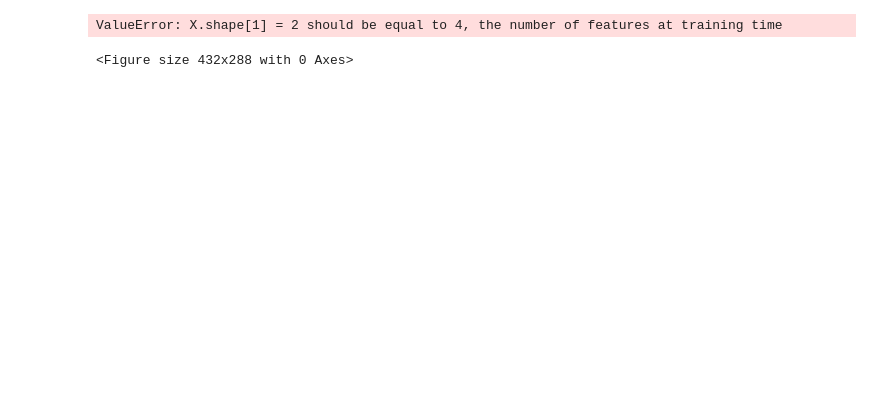
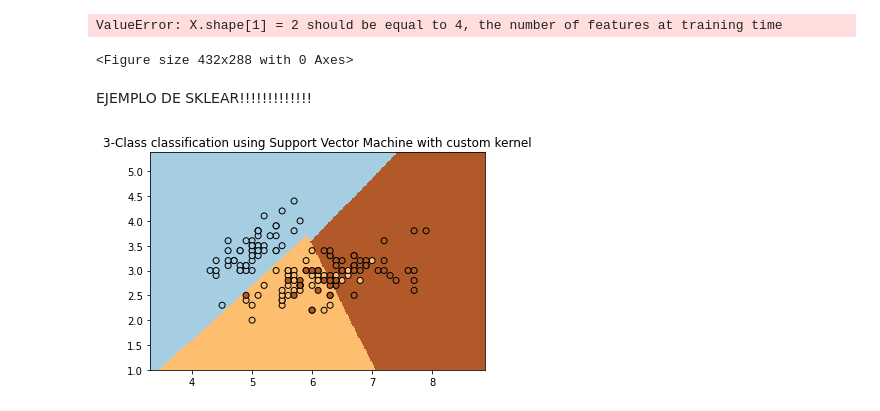
Before and after one commit to LucilaAllende/DSS-2020, a Jupyter notebook: tp6/Clasificacion/Punto 2/Clasificación Iris.ipynb, the cells around one changed output. Saved outputs shown, nothing was run; the diff lists cells and outputs as text; code cells hidden in the pictures; blank space fills up the shorter version.

```diff
--- a/tp6/Clasificacion/Punto 2/Clasificación Iris.ipynb
+++ b/tp6/Clasificacion/Punto 2/Clasificación Iris.ipynb
@@ -93,3 +195,54 @@ plt.show()
 # %% [output]
 ValueError: X.shape[1] = 2 should be equal to 4, the number of features at training time
 <Figure size 432x288 with 0 Axes>
+# %% [markdown]
+EJEMPLO DE SKLEAR!!!!!!!!!!!!!
+# %%
+import numpy as np
+import matplotlib.pyplot as plt
+from sklearn import svm, datasets
+
+# import some data to play with
+iris = datasets.load_iris()
+X = iris.data[:, :2]  # we only take the first two features. We could
+                      # avoid this ugly slicing by using a two-dim dataset
+Y = iris.target
+
+
+def my_kernel(X, Y):
+    """
+    We create a custom kernel:
+
+                 (2  0)
+    k(X, Y) = X  (    ) Y.T
+                 (0  1)
+    """
+    M = np.array([[2, 0], [0, 1.0]])
+    return np.dot(np.dot(X, M), Y.T)
+
+
+h = .02  # step size in the mesh
+
+# we create an instance of SVM and fit out data.
+clf = svm.SVC(kernel=my_kernel)
+clf.fit(X, Y)
+
+# Plot the decision boundary. For that, we will assign a color to each
+# point in the mesh [x_min, x_max]x[y_min, y_max].
+x_min, x_max = X[:, 0].min() - 1, X[:, 0].max() + 1
+y_min, y_max = X[:, 1].min() - 1, X[:, 1].max() + 1
+xx, yy = np.meshgrid(np.arange(x_min, x_max, h), np.arange(y_min, y_max, h))
+Z = clf.predict(np.c_[xx.ravel(), yy.ravel()])
+
+# Put the result into a color plot
+Z = Z.reshape(xx.shape)
+plt.pcolormesh(xx, yy, Z, cmap=plt.cm.Paired)
+
+# Plot also the training points
+plt.scatter(X[:, 0], X[:, 1], c=Y, cmap=plt.cm.Paired, edgecolors='k')
+plt.title('3-Class classification using Support Vector Machine with custom'
+          ' kernel')
+plt.axis('tight')
+plt.show()
+# %% [output]
+[figure, added]
```
Also changed, not shown: parts of 11 cells of this notebook, 1 other file.
